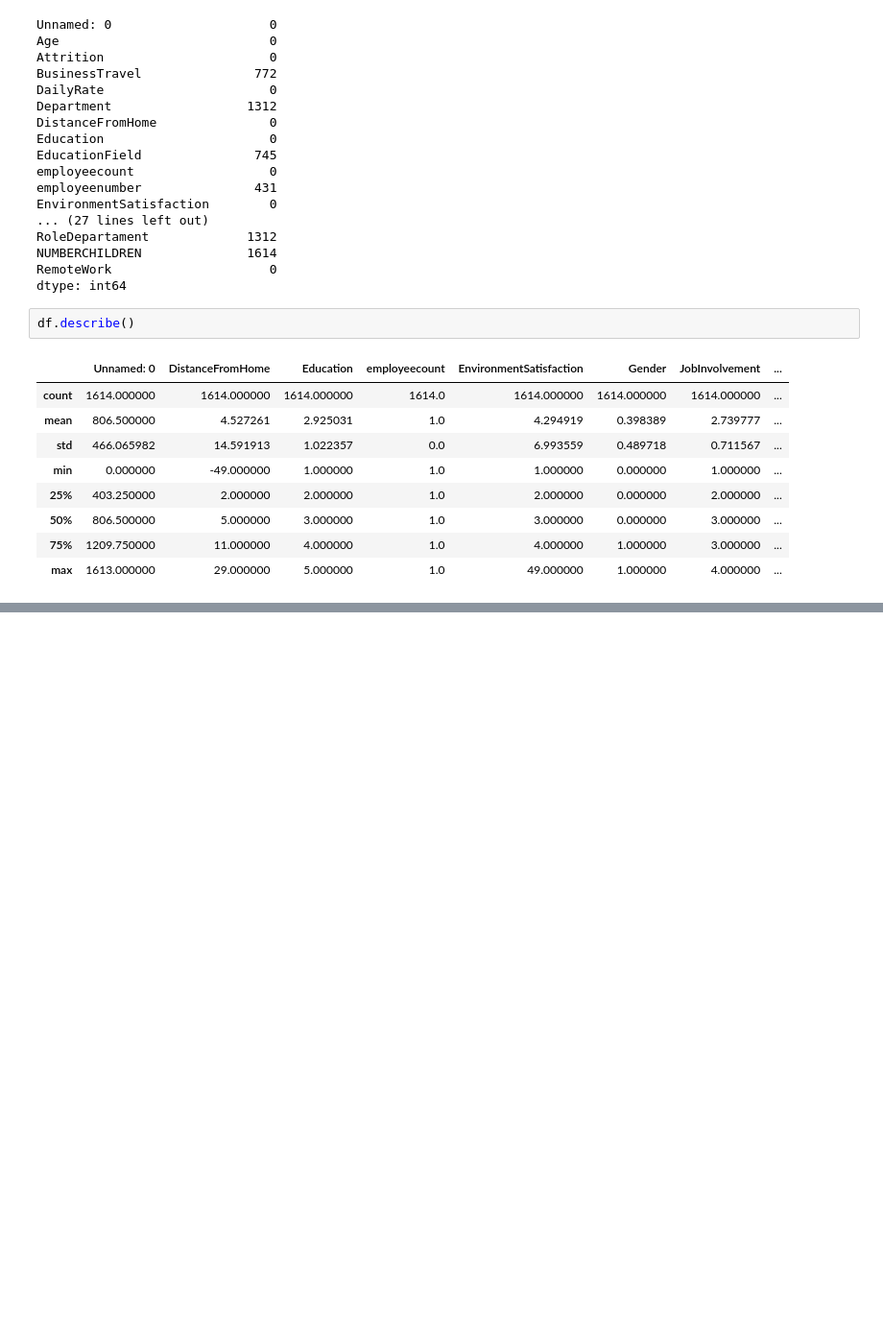
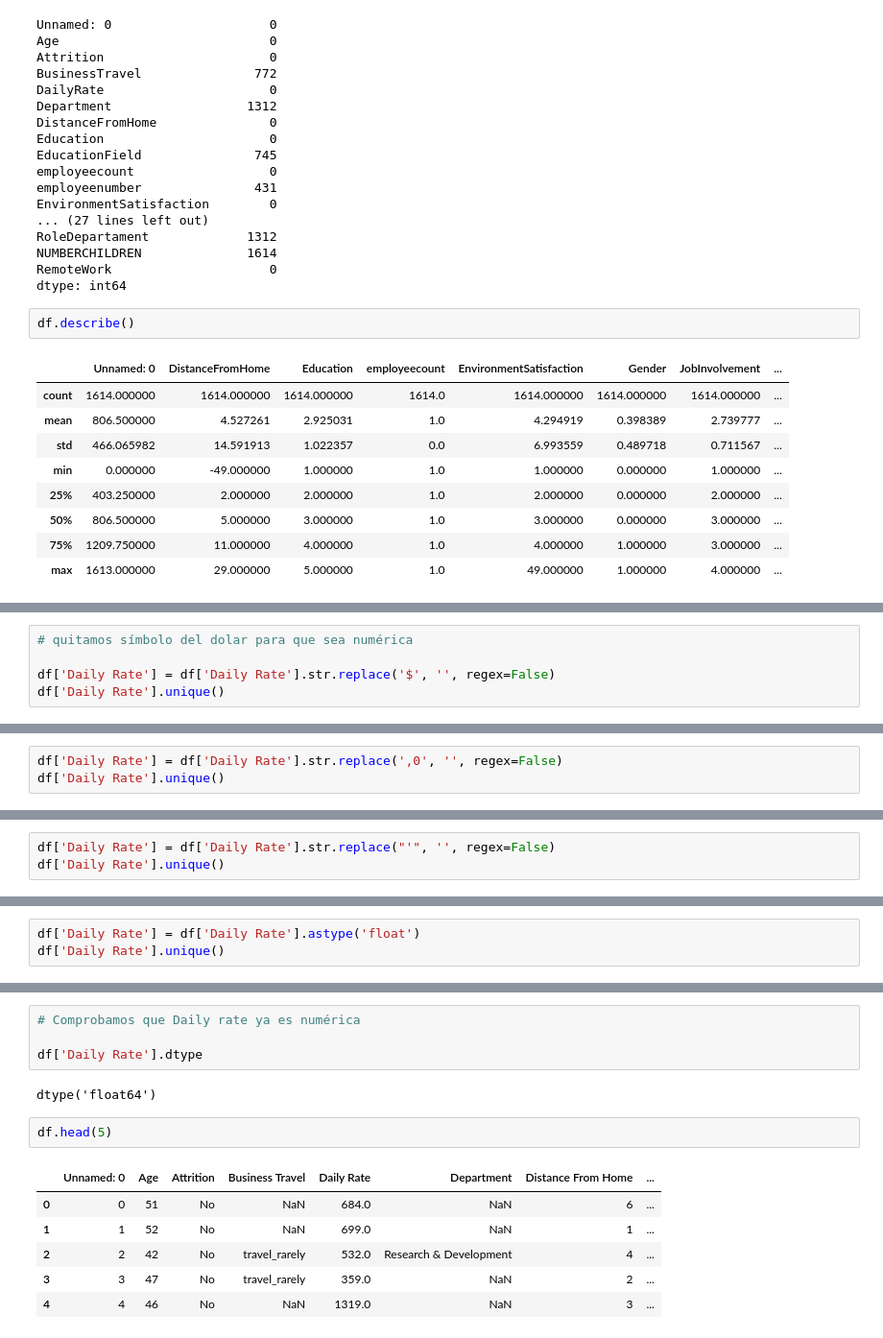
Before and after one commit to Adalab/proyecto-da-promo-c-modulo-3-team-1, a Jupyter notebook: proyecto3_equipo1.ipynb, the cells around one changed output, grey strips where cells are left out. Shown at 96% size. Saved outputs shown, nothing was run; the diff lists cells and outputs as text; blank space fills up the shorter version.

```diff
--- a/proyecto3_equipo1.ipynb
+++ b/proyecto3_equipo1.ipynb
@@ -130,0 +285,5 @@ df.describe()
+# %%
+# quitamos símbolo del dolar para que sea numérica
+
+df['Daily Rate'] = df['Daily Rate'].str.replace('$', '', regex=False)
+df['Daily Rate'].unique()
@@ -130,0 +308,3 @@ df.describe()
+# %%
+df['Daily Rate'] = df['Daily Rate'].str.replace(',0', '', regex=False)
+df['Daily Rate'].unique()
@@ -130,0 +329,3 @@ df.describe()
+# %%
+df['Daily Rate'] = df['Daily Rate'].str.replace("'", '', regex=False)
+df['Daily Rate'].unique()
@@ -130,0 +350,3 @@ df.describe()
+# %%
+df['Daily Rate'] = df['Daily Rate'].astype('float')
+df['Daily Rate'].unique()
@@ -130,0 +371,15 @@ df.describe()
+# %%
+# Comprobamos que Daily rate ya es numérica
+
+df['Daily Rate'].dtype
+# %% [output]
+dtype('float64')
+# %%
+df.head(5)
+# %% [output]
+|  | Unnamed: 0 | Age | Attrition | Business Travel | Daily Rate | Department | Distance From Home | ... |
+| 0 | 0 | 51 | No | NaN | 684.0 | NaN | 6 | ... |
+| 1 | 1 | 52 | No | NaN | 699.0 | NaN | 1 | ... |
+| 2 | 2 | 42 | No | travel_rarely | 532.0 | Research & Development | 4 | ... |
+| 3 | 3 | 47 | No | travel_rarely | 359.0 | NaN | 2 | ... |
+| 4 | 4 | 46 | No | NaN | 1319.0 | NaN | 3 | ... |
```
Also changed, not shown: parts of 20 cells of this notebook.
